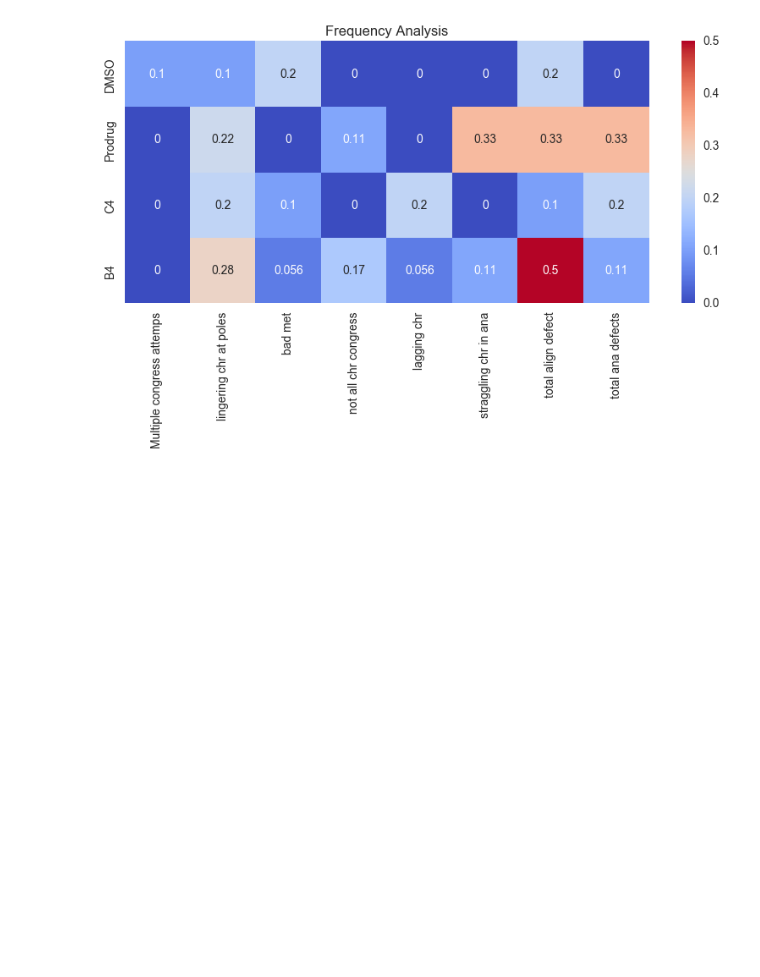
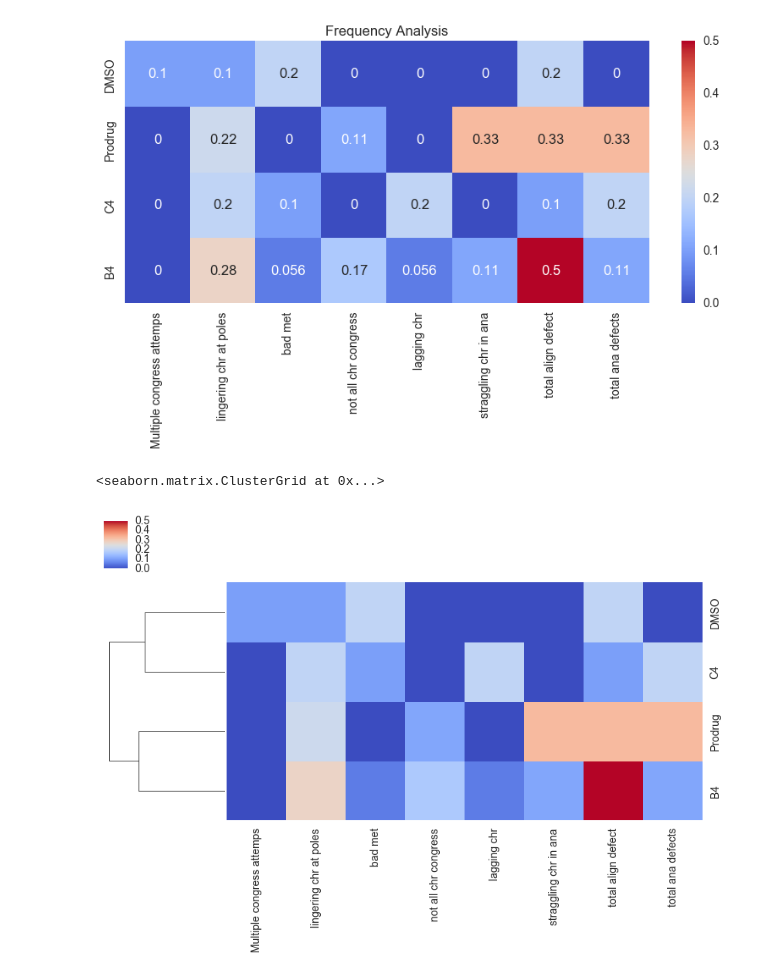
Before and after one commit to ShengyaoChen/cell_biology, a Jupyter notebook: Chr_behavior_freq_analysis.ipynb, the cells around one changed output. Drawn from its saved outputs; the diff is of its cells as text; code cells hidden in the pictures; blank space fills up the shorter version.

Commit message:
added clustermap

```diff
--- a/Chr_behavior_freq_analysis.ipynb
+++ b/Chr_behavior_freq_analysis.ipynb
@@ -31,0 +32,6 @@ fig.savefig('freq.png')
+# %%
+# Let's try the clustering algo to see cells behavior similiarity.
+sns.clustermap(df, cmap ='coolwarm', col_cluster=False, figsize=(10, 5))
+# %% [output]
+<seaborn.matrix.ClusterGrid at 0x...>
+[figure, added]
```
Also changed, not shown: parts of 3 cells of this notebook.
